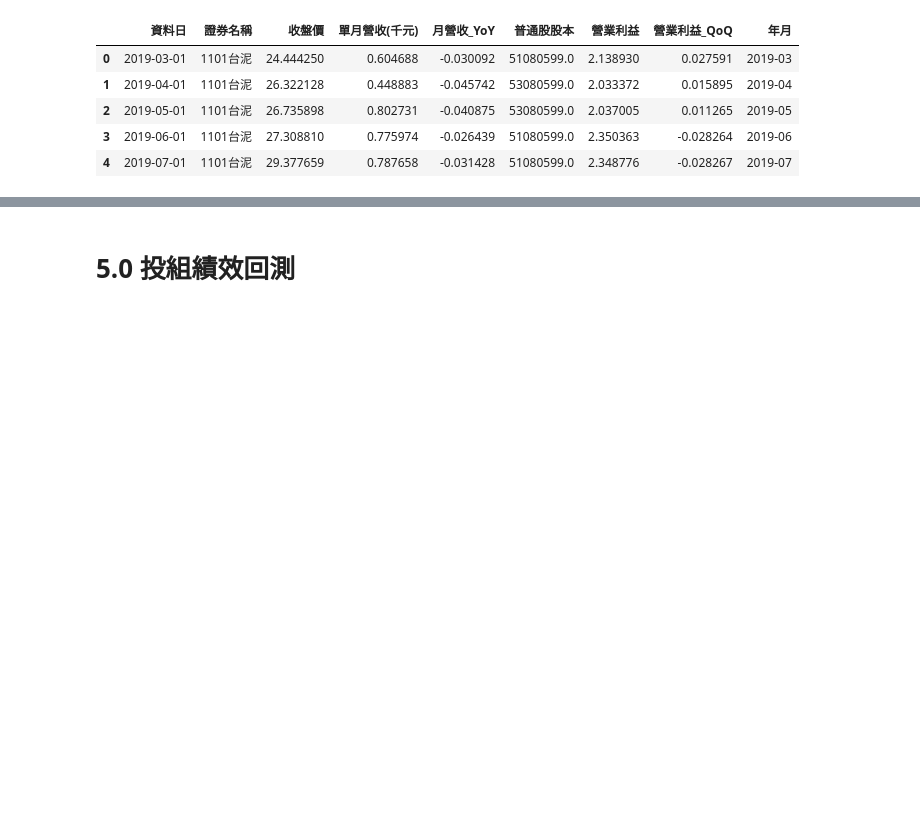
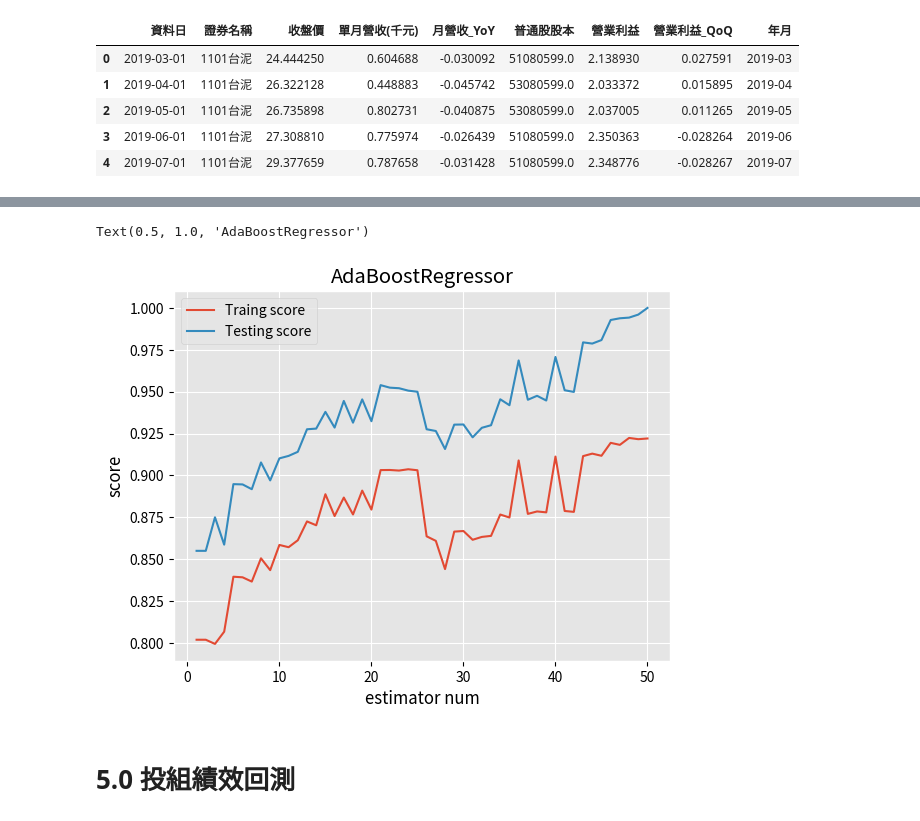
Before and after one commit to KaiXiangC/Python_Factor-Investing_Final-Project, a Jupyter notebook: 策略715-盈餘加速成長.ipynb, the cells around one changed output, grey strips where cells are left out. Drawn from its saved outputs; the diff is of its cells as text; code cells hidden in the pictures; blank space fills up the shorter version.

```diff
--- a/策略715-盈餘加速成長.ipynb
+++ b/策略715-盈餘加速成長.ipynb
@@ -308,3 +299,17 @@ df_select[df_select['資料日']=='2022-11-01']
+# %%
+
+pt=plt.figure().add_subplot(1,1,1)
+estimators_num=len(model.estimators_)
+X=range(1,estimators_num+1)
+pt.plot(list(X),list(model.staged_score(df_train[feature_list],df_train['下期報酬'])),label="Traing score")
+pt.plot(list(X),list(model.staged_score(df_test[feature_list],df_test['模型預測分數'])),label="Testing score")
+pt.set_xlabel("estimator num")
+pt.set_ylabel("score")
+pt.legend(loc="best")
+pt.set_title("AdaBoostRegressor")
+# %% [output]
+Text(0.5, 1.0, 'AdaBoostRegressor')
+[figure, added]
 # %% [markdown]
 # 5.0 投組績效回測
 # %%
```
Also changed, not shown: parts of 8 cells of this notebook, 1 other file.
